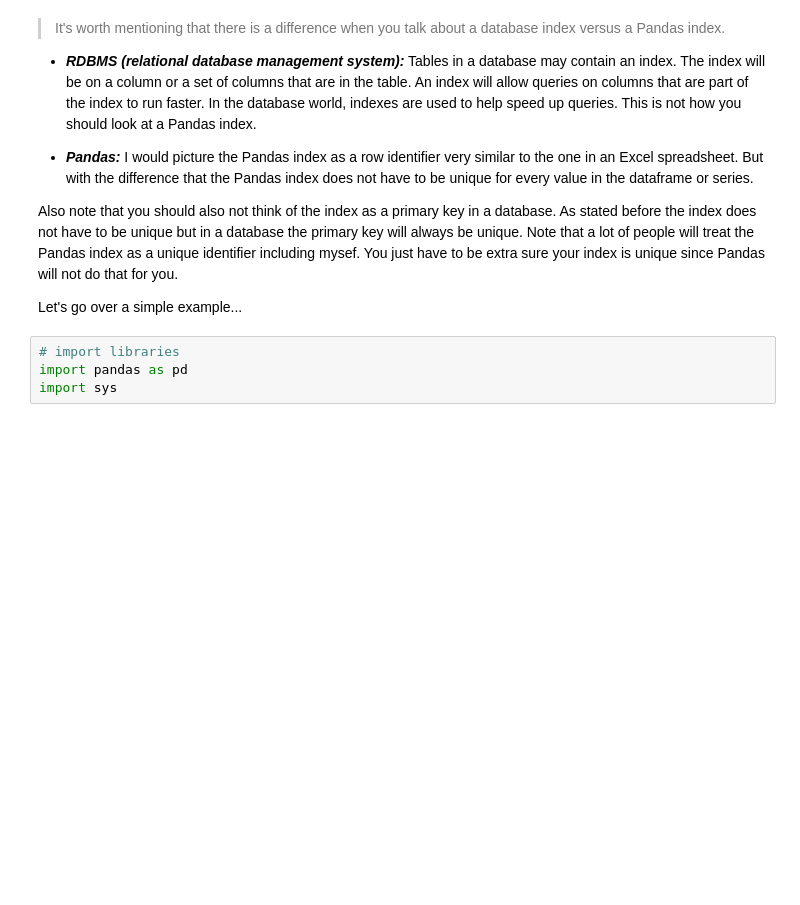
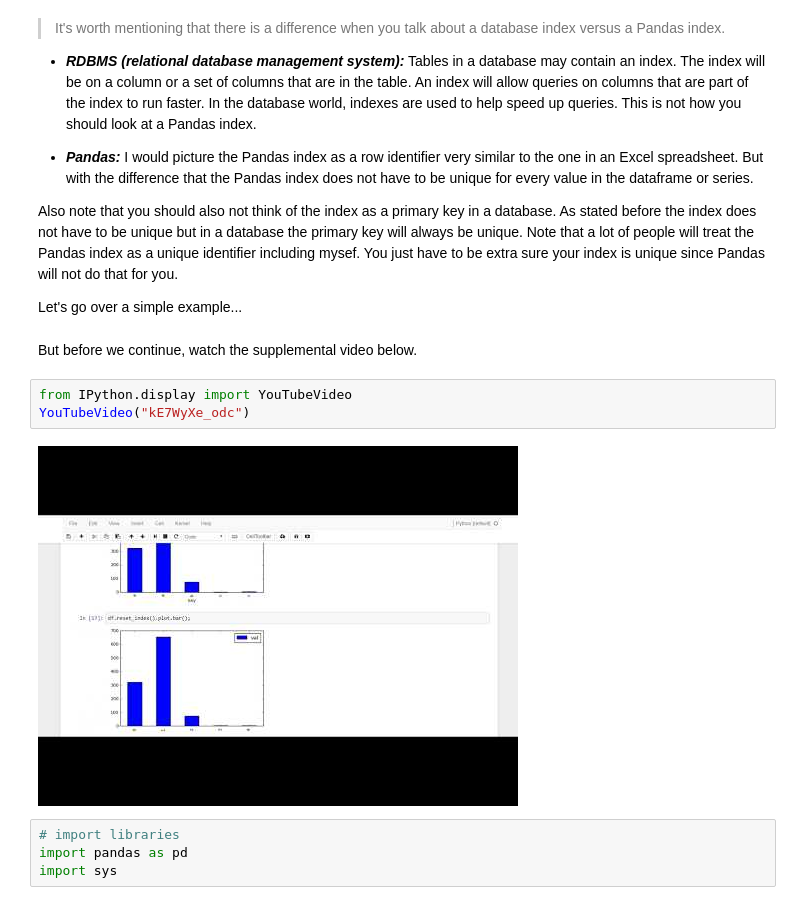
Before and after one commit to pichonz/pichonz.github.io-src, a Jupyter notebook: content/Pandas Set Index.ipynb, the cells around one changed output. Drawn from its saved outputs; the diff is of its cells as text; blank space fills up the shorter version.

```diff
--- a/content/Pandas Set Index.ipynb
+++ b/content/Pandas Set Index.ipynb
@@ -14,6 +14,13 @@ I would picture the Pandas index as a row identifier very similar to the one in
 Also note that you should also not think of the index as a primary key in a database. As stated before the index does not have to be unique but in a database the primary key will always be unique. Note that a lot of people will treat the Pandas index as a unique identifier including mysef. You just have to be extra sure your index is unique since Pandas will not do that for you.
 
 Let's go over a simple example...
+# %% [markdown]
+But before we continue, watch the supplemental video below.
+# %%
+from IPython.display import YouTubeVideo
+YouTubeVideo("kE7WyXe_odc")
+# %% [output]
+[figure, added]
 # %%
 # import libraries
 import pandas as pd
```
Also changed, not shown: parts of 2 cells of this notebook, 2 other files.
